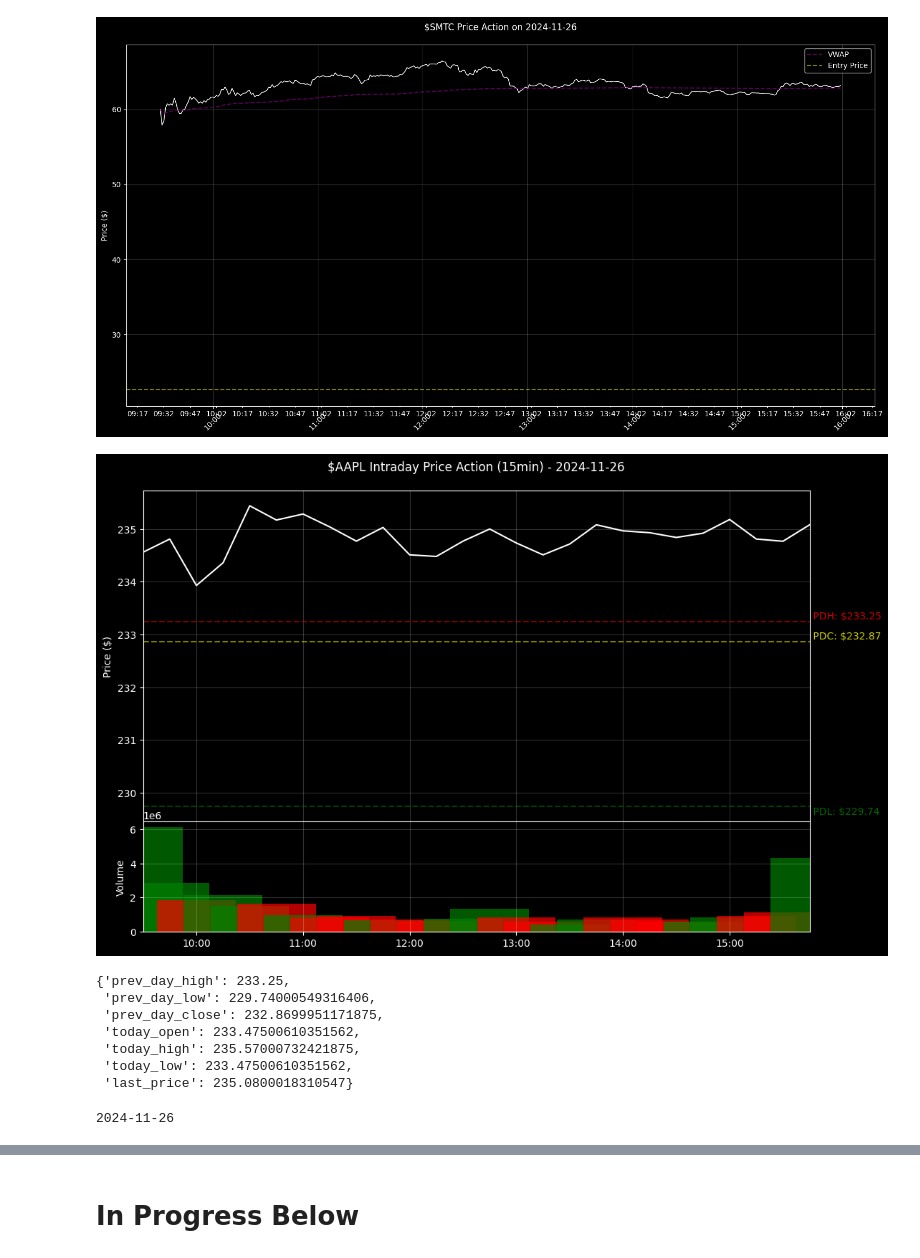
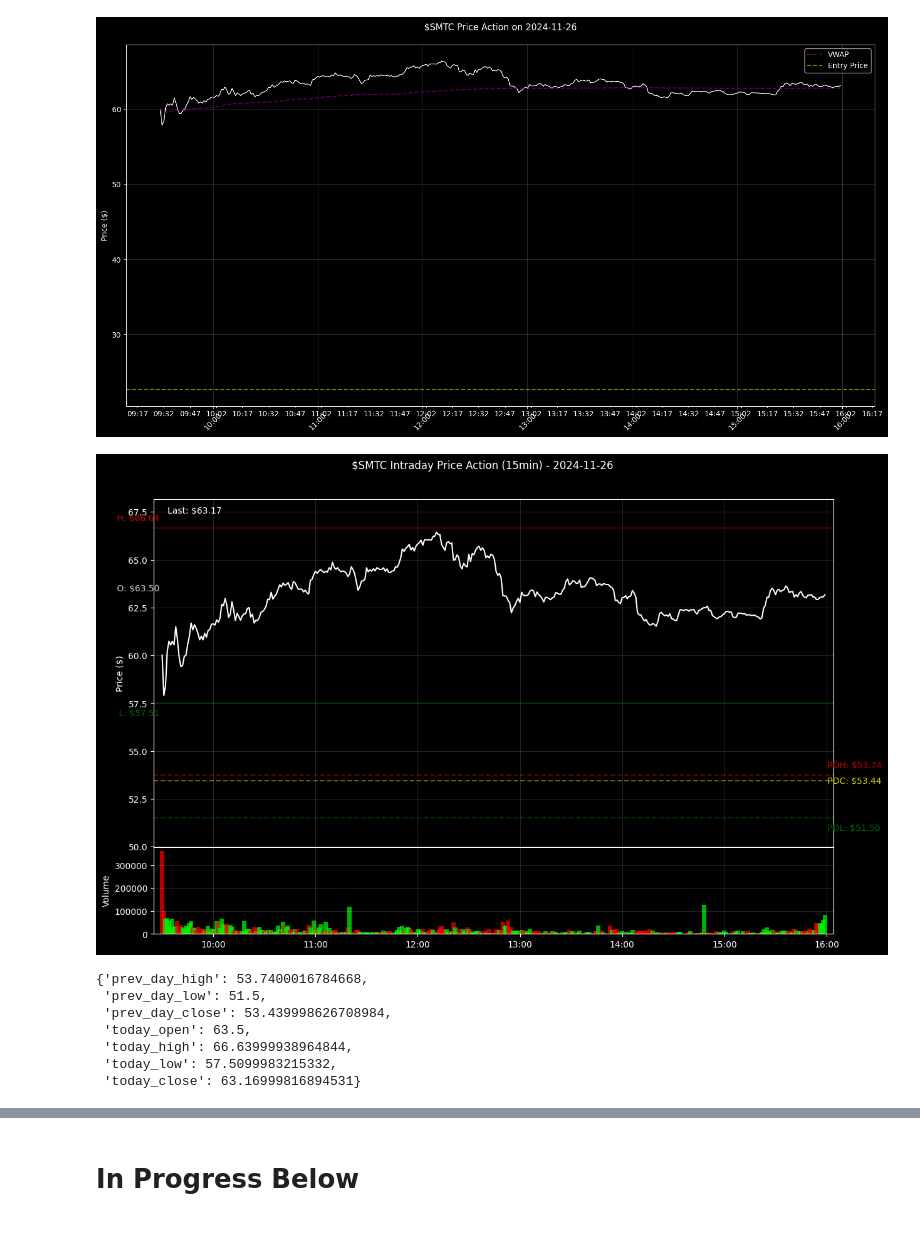
Before and after one commit to sudz4/sps, a Jupyter notebook: x_pre_market_gap_up_screener/main_dev_pmgus.ipynb, the cells around one changed output, grey strips where cells are left out. Drawn from its saved outputs; the diff is of its cells as text; code cells hidden in the pictures; blank space fills up the shorter version.

```diff
--- a/x_pre_market_gap_up_screener/main_dev_pmgus.ipynb
+++ b/x_pre_market_gap_up_screener/main_dev_pmgus.ipynb
@@ -873,17 +920,14 @@ def plot_daily_price_levels(symbol, target_date):
     }
 # %%
 # plot
-plot_daily_price_levels('AAPL', '2024-11-26')
+# plot_daily_price_levels('AAPL', '2024-11-26')
+plot_daily_price_levels(the_stock_str, screen_date)
 # %% [output]
-[figure, old version]
+[figure, new version]
-{'prev_day_high': 233.25,
- 'prev_day_low': 229.74000549316406,
- 'prev_day_close': 232.8699951171875,
- 'today_open': 233.47500610351562,
- 'today_high': 235.57000732421875,
- 'today_low': 233.47500610351562,
- 'last_price': 235.0800018310547}
+{'prev_day_high': 53.7400016784668,
+ 'prev_day_low': 51.5,
+ 'prev_day_close': 53.439998626708984,
+ 'today_open': 63.5,
+ 'today_high': 66.63999938964844,
+ 'today_low': 57.5099983215332,
+ 'today_close': 63.16999816894531}
-# %%
-print(screen_date)
-# %% [output]
-2024-11-26
```
Also changed, not shown: parts of 3 cells of this notebook.
